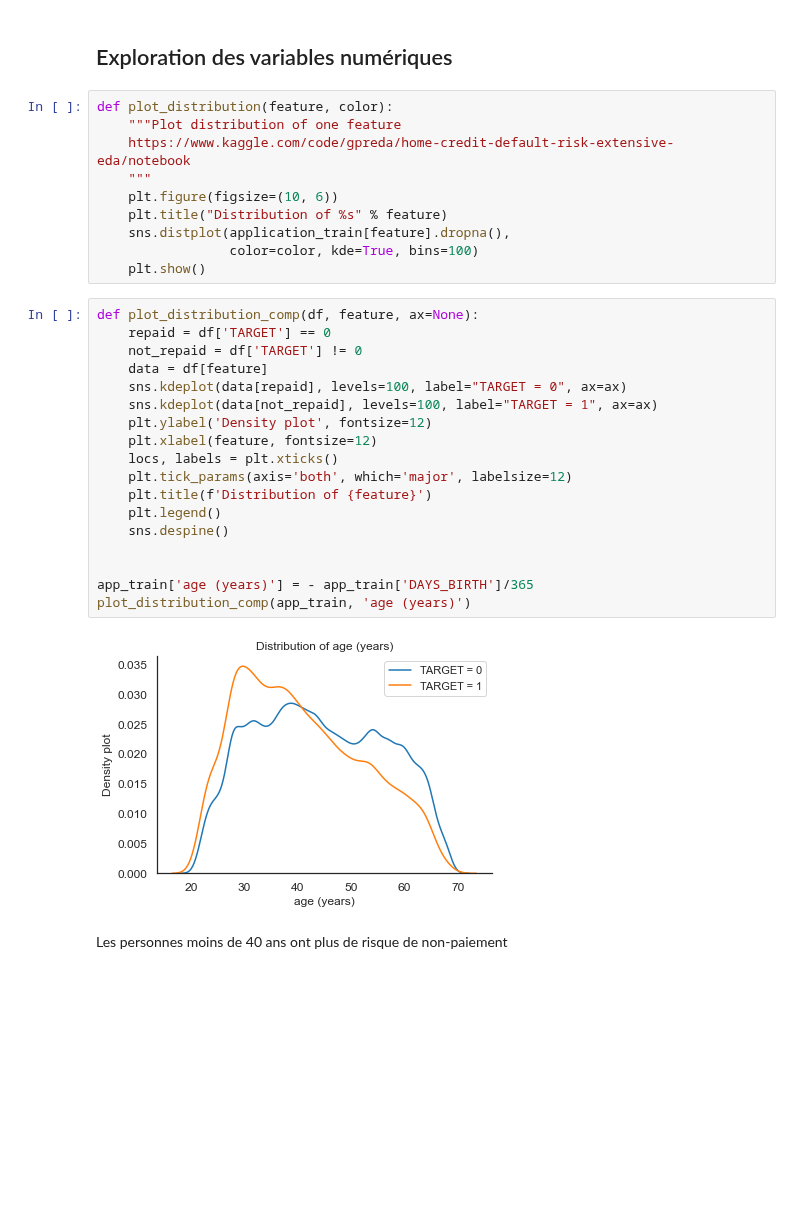
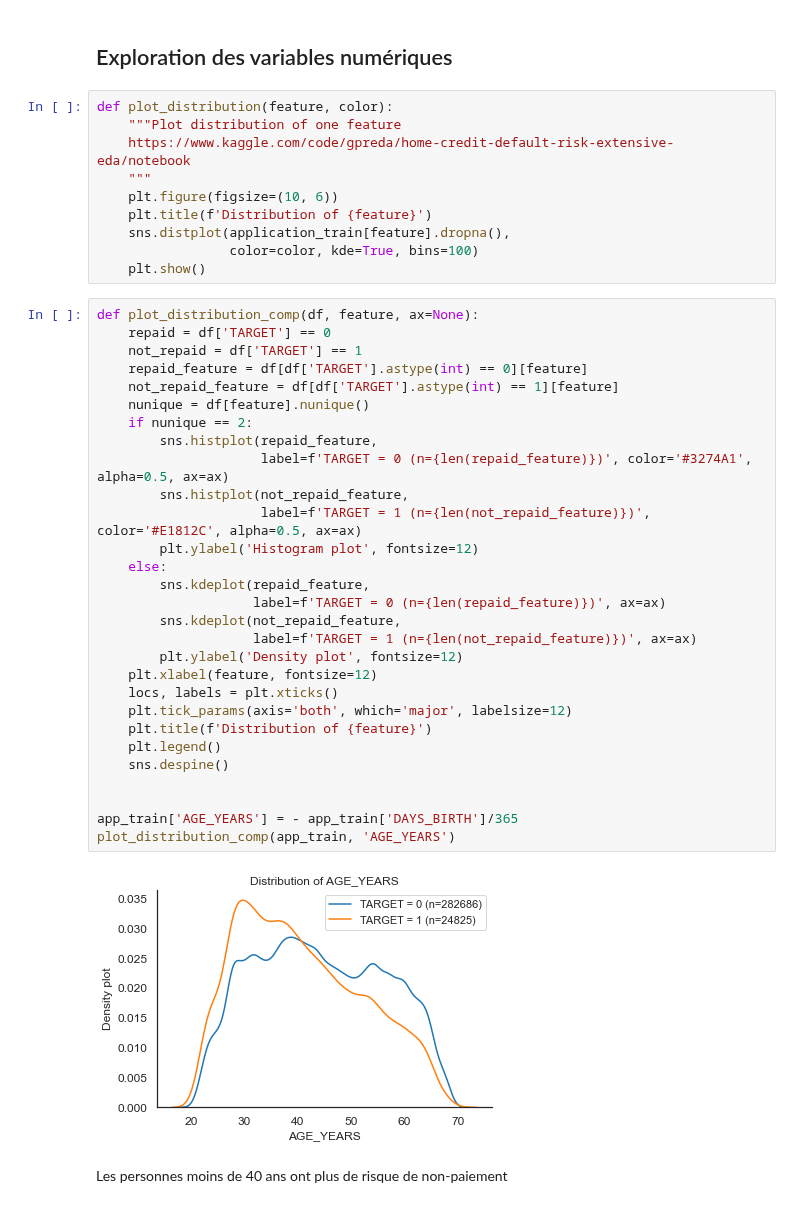
Before and after one commit to mrcreasey/oc-ds-p7-scoring-dashboard, a Jupyter notebook: code/P7_eda_nettoyage.ipynb, the cells around one changed output. Drawn from its saved outputs; the diff is of its cells as text; blank space fills up the shorter version.

```diff
--- a/code/P7_eda_nettoyage.ipynb
+++ b/code/P7_eda_nettoyage.ipynb
@@ -482,29 +489,40 @@ def plot_distribution(feature, color):
     https://www.kaggle.com/code/gpreda/home-credit-default-risk-extensive-eda/notebook
     """
     plt.figure(figsize=(10, 6))
-    plt.title("Distribution of %s" % feature)
+    plt.title(f'Distribution of {feature}')
     sns.distplot(application_train[feature].dropna(),
                  color=color, kde=True, bins=100)
     plt.show()
 # %%
 def plot_distribution_comp(df, feature, ax=None):
     repaid = df['TARGET'] == 0
-    not_repaid = df['TARGET'] != 0
-    data = df[feature]
-    sns.kdeplot(data[repaid], levels=100, label="TARGET = 0", ax=ax)
-    sns.kdeplot(data[not_repaid], levels=100, label="TARGET = 1", ax=ax)
-    plt.ylabel('Density plot', fontsize=12)
+    not_repaid = df['TARGET'] == 1
+    repaid_feature = df[df['TARGET'].astype(int) == 0][feature]
+    not_repaid_feature = df[df['TARGET'].astype(int) == 1][feature]
+    nunique = df[feature].nunique()
+    if nunique == 2:
+        sns.histplot(repaid_feature,
+                     label=f'TARGET = 0 (n={len(repaid_feature)})', color='#3274A1', alpha=0.5, ax=ax)
+        sns.histplot(not_repaid_feature,
+                     label=f'TARGET = 1 (n={len(not_repaid_feature)})', color='#E1812C', alpha=0.5, ax=ax)
+        plt.ylabel('Histogram plot', fontsize=12)
+    else:
+        sns.kdeplot(repaid_feature,
+                    label=f'TARGET = 0 (n={len(repaid_feature)})', ax=ax)
+        sns.kdeplot(not_repaid_feature,
+                    label=f'TARGET = 1 (n={len(not_repaid_feature)})', ax=ax)
+        plt.ylabel('Density plot', fontsize=12)
     plt.xlabel(feature, fontsize=12)
     locs, labels = plt.xticks()
     plt.tick_params(axis='both', which='major', labelsize=12)
     plt.title(f'Distribution of {feature}')
     plt.legend()
     sns.despine()
 
 
-app_train['age (years)'] = - app_train['DAYS_BIRTH']/365
-plot_distribution_comp(app_train, 'age (years)')
+app_train['AGE_YEARS'] = - app_train['DAYS_BIRTH']/365
+plot_distribution_comp(app_train, 'AGE_YEARS')
 # %% [output]
-[figure, old version]
+[figure, new version]
 # %% [markdown]
 Les personnes moins de 40 ans ont plus de risque de non-paiement
```
Also changed, not shown: parts of 23 cells of this notebook.
